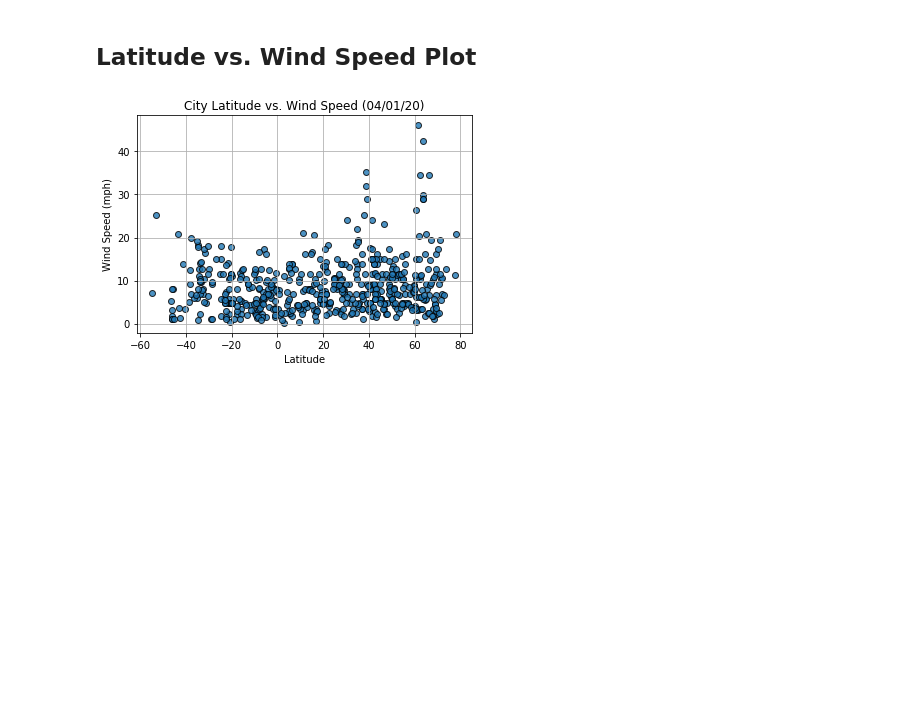
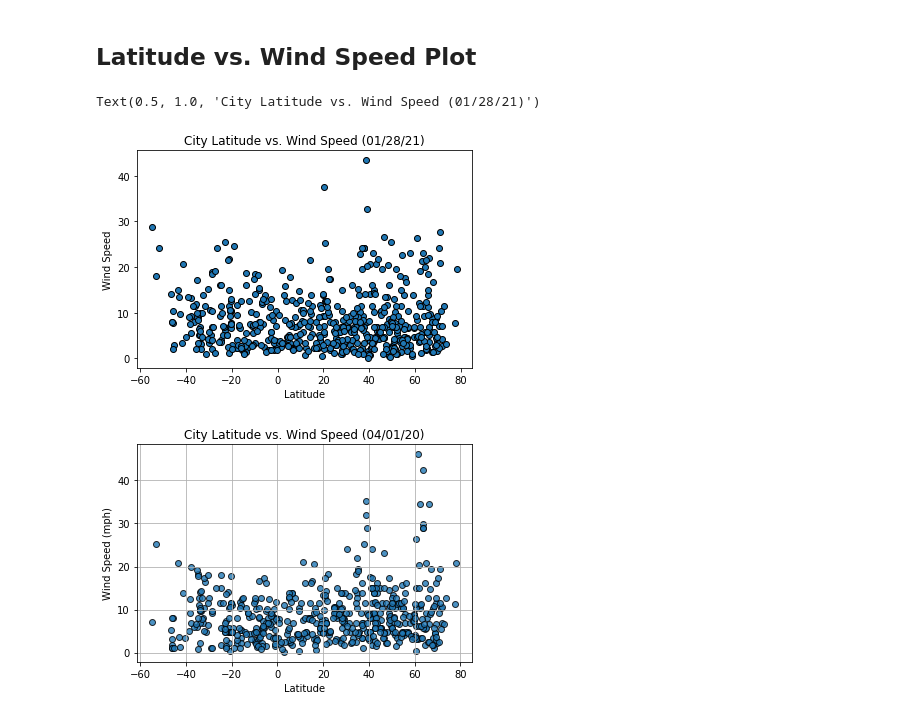
Before and after one commit to LisaCaruana/Python-api-challenge, a Jupyter notebook: WeatherPy/WeatherPy.ipynb, the cells around one changed output. Saved outputs shown, nothing was run; the diff lists cells and outputs as text; code cells hidden in the pictures; blank space fills up the shorter version.

```diff
--- a/WeatherPy/WeatherPy.ipynb
+++ b/WeatherPy/WeatherPy.ipynb
@@ -256,6 +268,14 @@ city_df.plt(kind='scatter', x='Lat', y='Max Temp')
 [figure]
 # %% [markdown]
 ## Latitude vs. Wind Speed Plot
+# %%
+plt.scatter(lat, wind_speed, edgecolors= "black")
+plt.xlabel('Latitude')
+plt.ylabel('Wind Speed')
+plt.title('City Latitude vs. Wind Speed (01/28/21)')
+# %% [output]
+Text(0.5, 1.0, 'City Latitude vs. Wind Speed (01/28/21)')
+[figure, added]
 # %%
 # %% [output]
 [figure]
```
Also changed, not shown: parts of 8 cells of this notebook, 1 other file.
